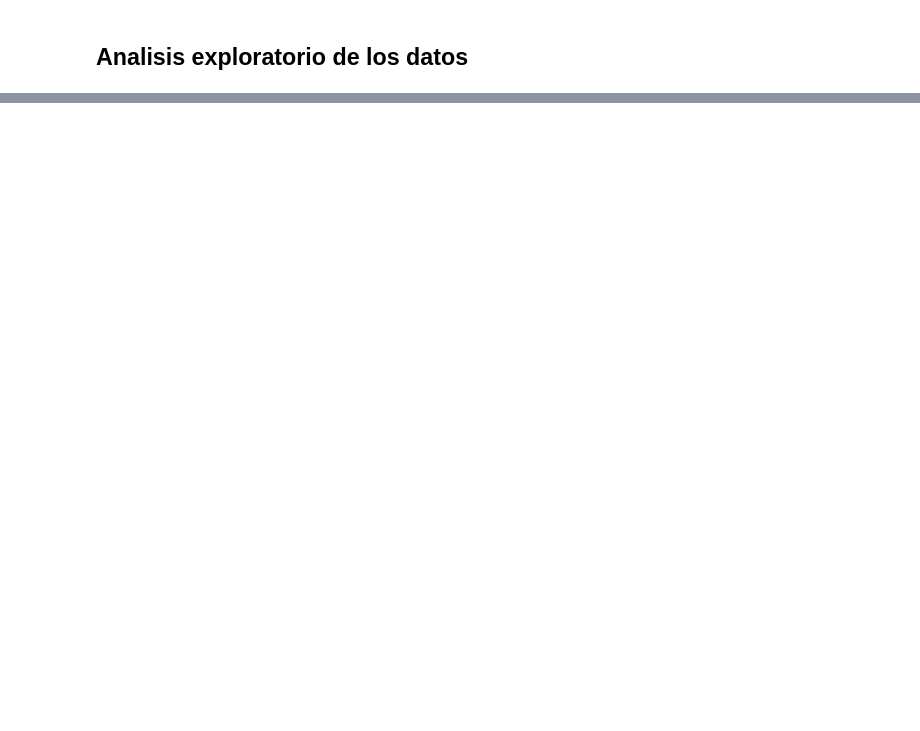
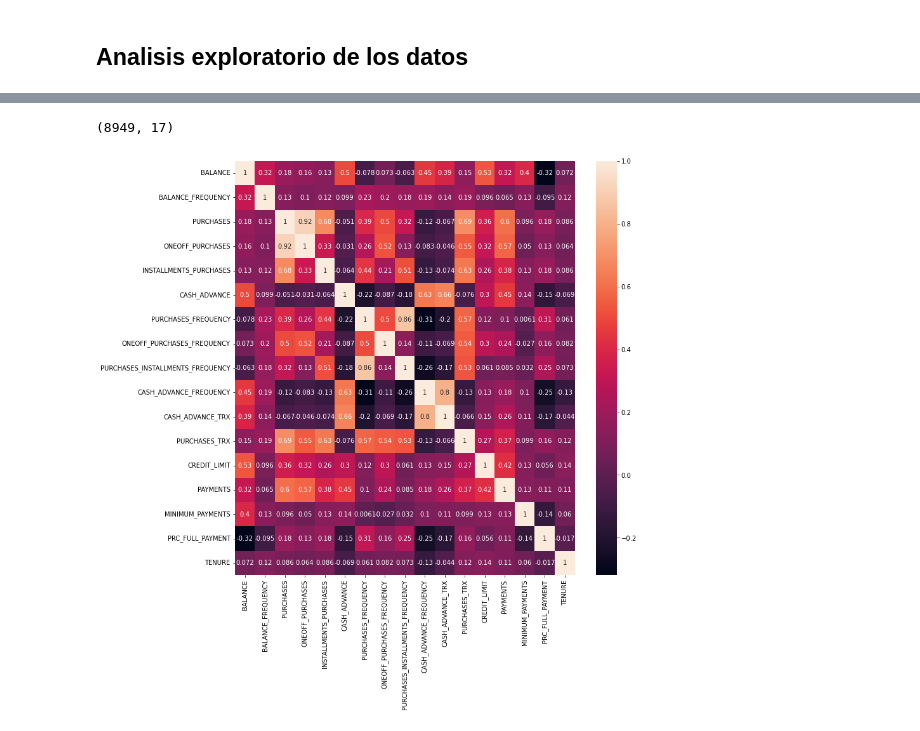
Before and after one commit to eolo-ws/proyecto-1-mineria-datos, a Jupyter notebook: proyecto-mineria-grupo-5.ipynb, the cells around one changed output, grey strips where cells are left out. Cells and saved outputs as stored; diff of their text form; code cells hidden in the pictures; blank space fills up the shorter version.

```diff
--- a/proyecto-mineria-grupo-5.ipynb
+++ b/proyecto-mineria-grupo-5.ipynb
@@ -35 +154,13 @@ display(df.head(4))
+# %%
+#Se tratan los valores NaN
+df.dropna(subset=['CREDIT_LIMIT'], inplace=True)
+df['MINIMUM_PAYMENTS'].fillna(df['MINIMUM_PAYMENTS'].median(), inplace=True)
+# %% [output]
+(8949, 17)
+# %%
+plt.figure(figsize=(12,12))
+sns.heatmap(df.corr(), annot=True)
+plt.show()
+# %% [output]
+[figure, added]
 # %%
```
Also changed, not shown: parts of 12 cells of this notebook, 1 other file.
